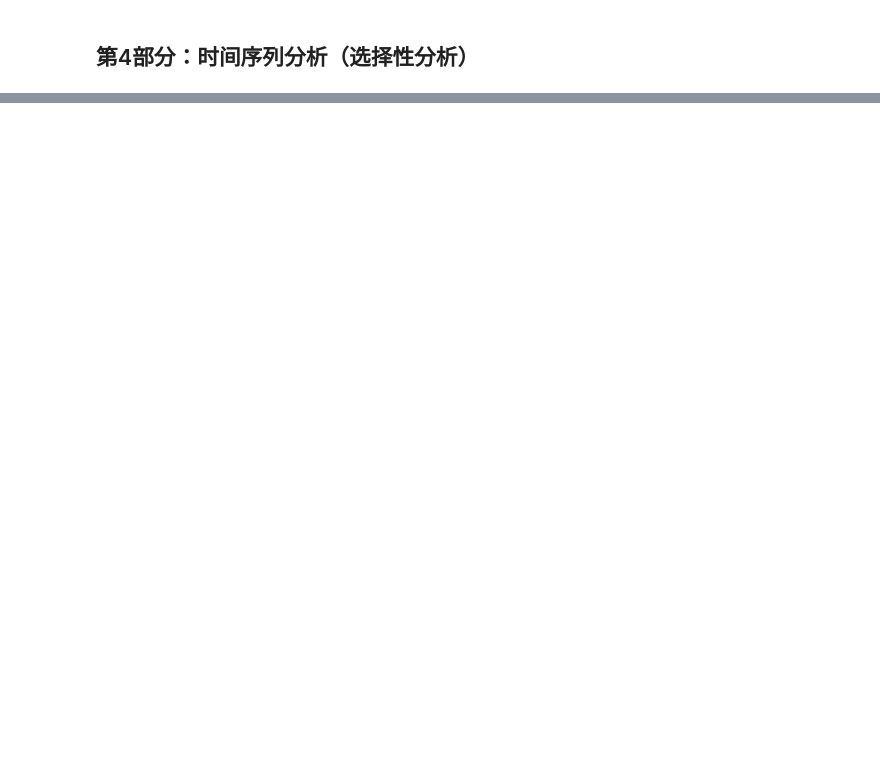
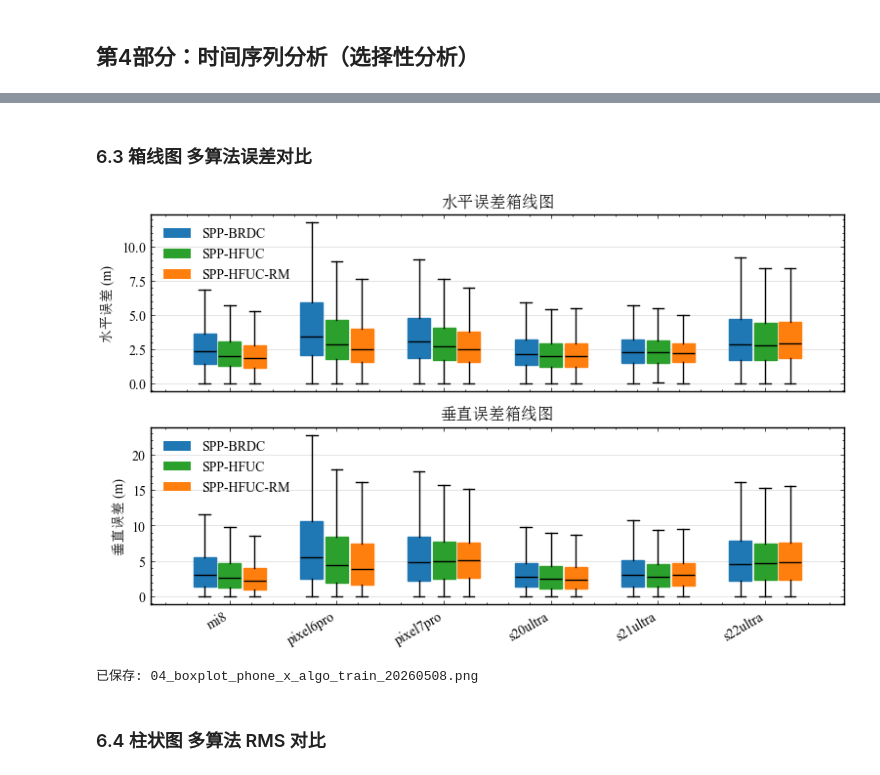
Before and after one commit to ColourDyeing/Hybrid-frequency-spp, a Jupyter notebook: Testing-Data/python/05_Scientific_Drawing.ipynb, the cells around one changed output, grey strips where cells are left out. Saved outputs shown, nothing was run; the diff lists cells and outputs as text; code cells hidden in the pictures; blank space fills up the shorter version.

```diff
--- a/Testing-Data/python/05_Scientific_Drawing.ipynb
+++ b/Testing-Data/python/05_Scientific_Drawing.ipynb
@@ -1094,0 +911,79 @@ Up (U) 方向 (绝对值统计):
+# %% [markdown]
+### 6.3 箱线图 多算法误差对比
+# %%
+# 各手机下，不同算法误差箱线图对比，横轴为手机，不同算法用不同颜色表示
+# 指定手机显示顺序
+ordered_phones = ['mi8','pixel6pro','pixel7','pixel7pro','s20ultra','s21ultra','s22ultra']
+phones = [p for p in ordered_phones if p in df_merged['phone'].values]
+
+algos = [a[0] for a in SOL_ALGOS if a[0] in df_merged['algo'].values]
+algo_colors = {a[0]: a[1] for a in SOL_ALGOS if a[0] in algos}
+
+fig, axes = plt.subplots(2, 1, figsize=(fig_width[3]+2, fig_height[2]+1), sharex=True)
+
+# --- 1. 水平误差 Boxplot ---
+box_data_h = []
+for algo in algos:
+    data = [df_merged[(df_merged['phone'] == phone) & (df_merged['algo'] == algo)]['err_h'].values for phone in phones]
+    box_data_h.append(data)
+
+box_width = 0.7 / len(algos)  # 箱线图宽度分割
+
+x = np.arange(len(phones))
+for i, (algo, data) in enumerate(zip(algos, box_data_h)):
+    positions = x - 0.35 + box_width/2 + i*box_width
+    bp = axes[0].boxplot(
+        data,
+        positions=positions,
+        widths=box_width*0.9,
+        patch_artist=True,
+        boxprops=dict(facecolor=algo_colors[algo], color=algo_colors[algo]),
+        medianprops=dict(color='black'),
+        showfliers=False
+    )
+axes[0].set_ylabel('水平误差 (m)')
+axes[0].set_title('水平误差箱线图')
+axes[0].set_xticks(x)
+axes[0].set_xticklabels(phones, rotation=30, ha='right')
+# axes[0].axhline(y=1, color='orange', linestyle='--', alpha=0.7, label='1m')
+# axes[0].axhline(y=3, color='red', linestyle='--', alpha=0.7, label='3m')
+# 算法图例
+handles = [plt.Rectangle((0,0),1,1, facecolor=algo_colors[algo]) for algo in algos]
+axes[0].legend(handles, algos, framealpha=0.8, edgecolor='k')
+axes[0].grid(True, alpha=0.3, axis='y')
+
+# --- 2. 垂直误差 Boxplot ---
+box_data_u = []
+for algo in algos:
+    data = [np.abs(df_merged[(df_merged['phone'] == phone) & (df_merged['algo'] == algo)]['err_u'].values) for phone in phones]
+    box_data_u.append(data)
+
+for i, (algo, data) in enumerate(zip(algos, box_data_u)):
+    positions = x - 0.35 + box_width/2 + i*box_width
+    bp = axes[1].boxplot(
+        data,
+        positions=positions,
+        widths=box_width*0.9,
+        patch_artist=True,
+        boxprops=dict(facecolor=algo_colors[algo], color=algo_colors[algo]),
+        medianprops=dict(color='black'),
+        showfliers=False
+    )
+axes[1].set_ylabel('垂直误差 (m)')
+axes[1].set_title('垂直误差箱线图')
+axes[1].set_xticks(x)
+axes[1].set_xticklabels(phones, rotation=30, ha='right')
+# axes[1].axhline(y=1, color='orange', linestyle='--', alpha=0.7, label='1m')
+# axes[1].axhline(y=3, color='red', linestyle='--', alpha=0.7, label='3m')
+axes[1].legend(handles, algos, framealpha=0.8, edgecolor='k')
+axes[1].grid(True, alpha=0.3, axis='y')
+
+plt.tight_layout()
+plt.savefig(join(DRAW_DIR, f'04_boxplot_phone_x_algo_{DATA_SET}_{today_str}.png'), dpi=300, bbox_inches='tight')
+plt.show()
+print(f'已保存: 04_boxplot_phone_x_algo_{DATA_SET}_{today_str}.png')
+# %% [output]
+[figure, added]
+已保存: 04_boxplot_phone_x_algo_train_20260508.png
+# %% [markdown]
+### 6.4 柱状图 多算法 RMS 对比
```
Also changed, not shown: parts of 67 cells of this notebook, 7 other files.
